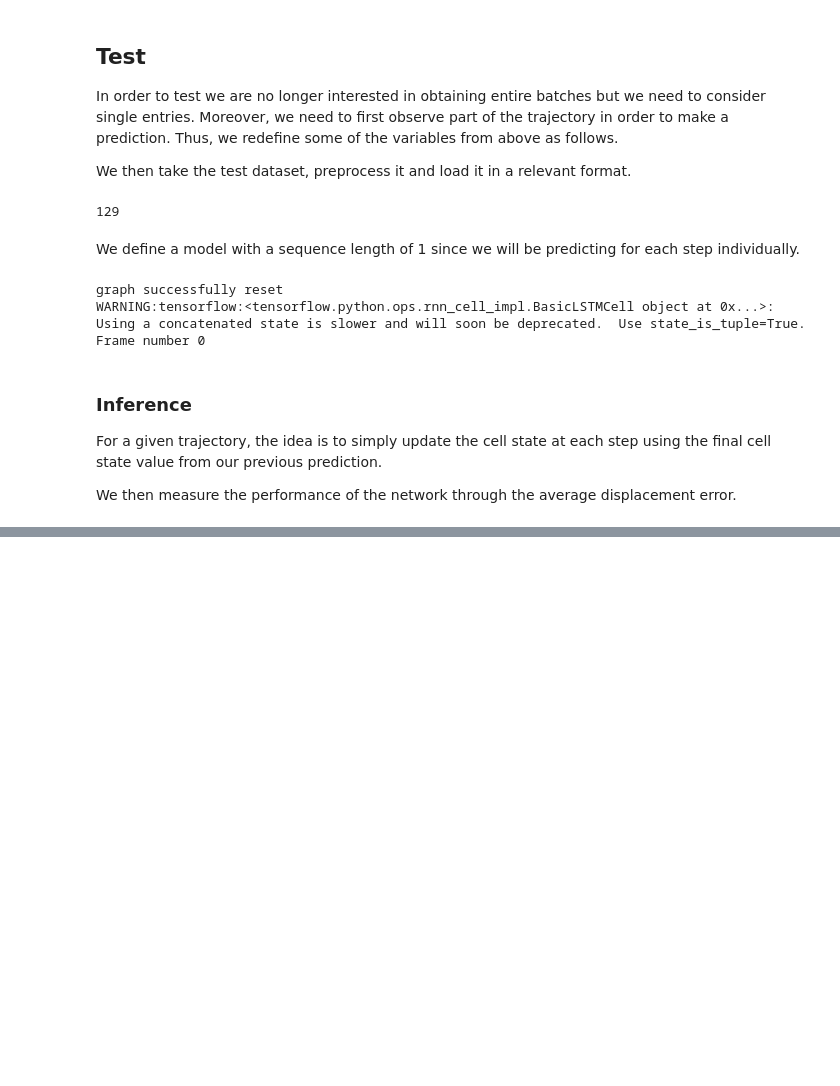
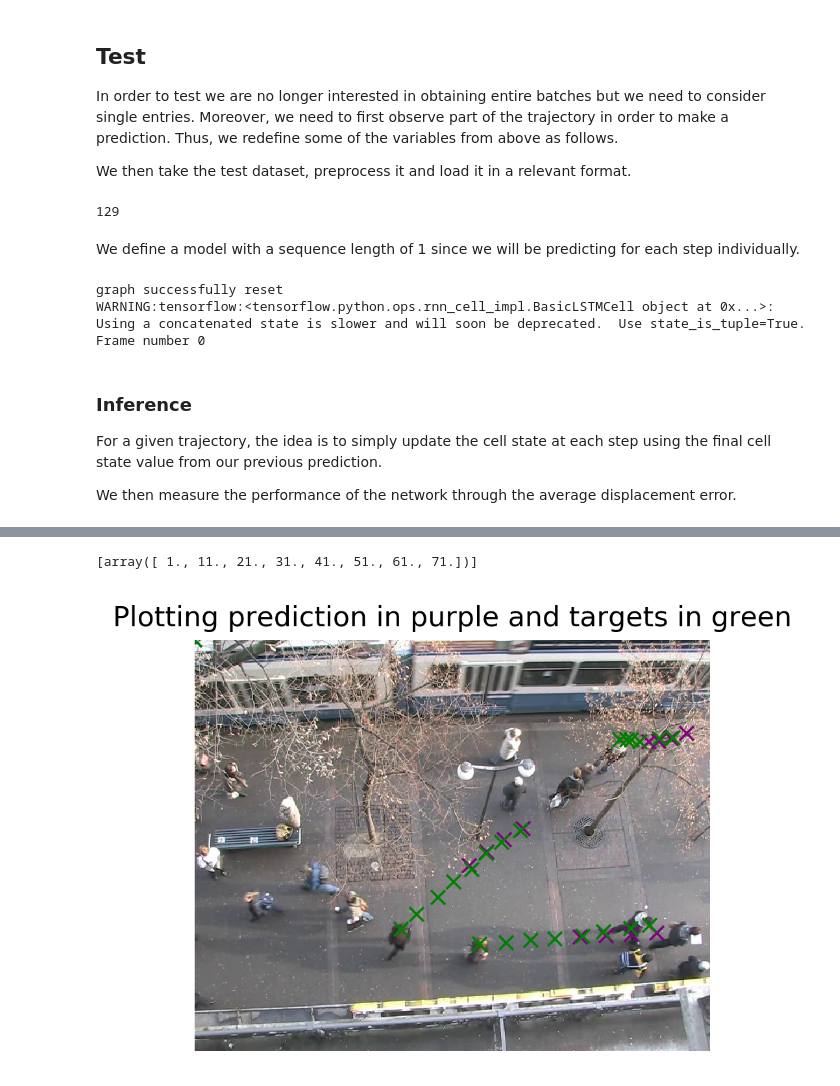
Before and after one commit to tdavchev/Stochastic-Futures-Prediction, a Jupyter notebook: notebooks/Tutorial 2.ipynb, the cells around one changed output, grey strips where cells are left out. Cells and saved outputs as stored; diff of their text form; code cells hidden in the pictures; blank space fills up the shorter version.

Commit message:
tutorial 2 plots

```diff
--- a/notebooks/Tutorial 2.ipynb
+++ b/notebooks/Tutorial 2.ipynb
@@ -161,6 +161,8 @@ xs = []
 ys = []
 total_error = 0
 initial_states = lstm.sess.run(lstm.LSTM_states)
+
+desired_frame_to_plot = 1.0
 # %% [output]
 graph successfully reset
 WARNING:tensorflow:<tensorflow.python.ops.rnn_cell_impl.BasicLSTMCell object at 0x...>: Using a concatenated state is slower and will soon be deprecated.  Use state_is_tuple=True.
@@ -178,7 +180,6 @@ for b in range(num_batches):
 
     x = np.array(x)
     y = np.array(y)
-
     obs_traj = x[0,:OBSERVED_LENGTH]
     states = initial_states
     for idx, position in enumerate(obs_traj[:-1]):
@@ -216,6 +217,22 @@ for b in range(num_batches):
             prev_target_data = np.reshape(x[0][obs_traj.shape[0] + t + 1], (1, MAX_NUM_AGENTS, 3))
 
     complete_traj = returned_traj
+    first = True
+    if f[0][0] == desired_frame_to_plot:
+        for agent in range(40):
+        # if x[0, OBSERVED_LENGTH, agent, 0] != 0.0:
+            if len(np.unique(x[:, :, agent, 1])) > OBSERVED_LENGTH+1 or len(np.unique(x[:, :, agent, 2])) > OBSERVED_LENGTH+1:
+                if first:
+                        agents_to_use = []
+                        traj_to_plot = []
+                        targ_to_plot = []
+                        frames_to_use = []
+                        first = False
+                agents_to_use.append(agent)
+                added = False
+                traj_to_plot = complete_traj.copy()
+                targ_to_plot = x.copy()
+                frames_to_use = f.copy()
 
     total_error += distributions.get_mean_error_perframe(complete_traj, x[0], OBSERVED_LENGTH, MAX_NUM_AGENTS)
     if (b+1) % 10 == 0:
@@ -243,0 +261,43 @@ Total mean error of the model is  0.02060686562214788
+# %%
+frames_to_use
+# %% [output]
+[array([ 1., 11., 21., 31., 41., 51., 61., 71.])]
+# %%
+import matplotlib.pyplot as plt
+import cv2
+# from scipy.misc import imresize as resize
+POS_MSEC = cv2.CAP_PROP_POS_MSEC
+POS_FRAMES = cv2.CAP_PROP_POS_FRAMES
+videopath_dir = {
+    'hotel': '../data/seq_hotel/seq_hotel.avi'}
+
+name = 'hotel'
+height = 576
+width = 720
+frame_id = frames_to_use[0][0]
+blocking = False
+
+videopath = videopath_dir[name]
+captured = cv2.VideoCapture(videopath)
+captured.set(POS_FRAMES, int(frame_id))
+frame_num = int(captured.get(POS_FRAMES))
+now = int(captured.get(POS_MSEC) / 1000)
+_, frame = captured.read()
+frame = cv2.cvtColor(frame, cv2.COLOR_BGR2RGB)
+plt.figure(figsize=(4, 4), dpi=256)
+for idx, agent in enumerate(agents_to_use):
+    for i in range(len(x[0])):
+        if x[0, i, agent, 1] > 0.0 or x[0, i, agent, 2] > 0.0:
+            start = i
+            break
+    # without the up_to_idx
+    plt.plot(traj_to_plot[OBSERVED_LENGTH:, agent, 2]*width, traj_to_plot[OBSERVED_LENGTH:, agent, 1]*height, 'x', c='#800080')
+    plt.plot(targ_to_plot[:, :, agent, 2]*width, targ_to_plot[:, :, agent, 1]*height, 'x', c='green')
+
+
+plt.imshow(frame)
+plt.axis('off')
+plt.title("Plotting prediction in purple and targets in green")
+plt.show()
+# %% [output]
+[figure, added]
```
Also changed, not shown: parts of 1 cell of this notebook.
